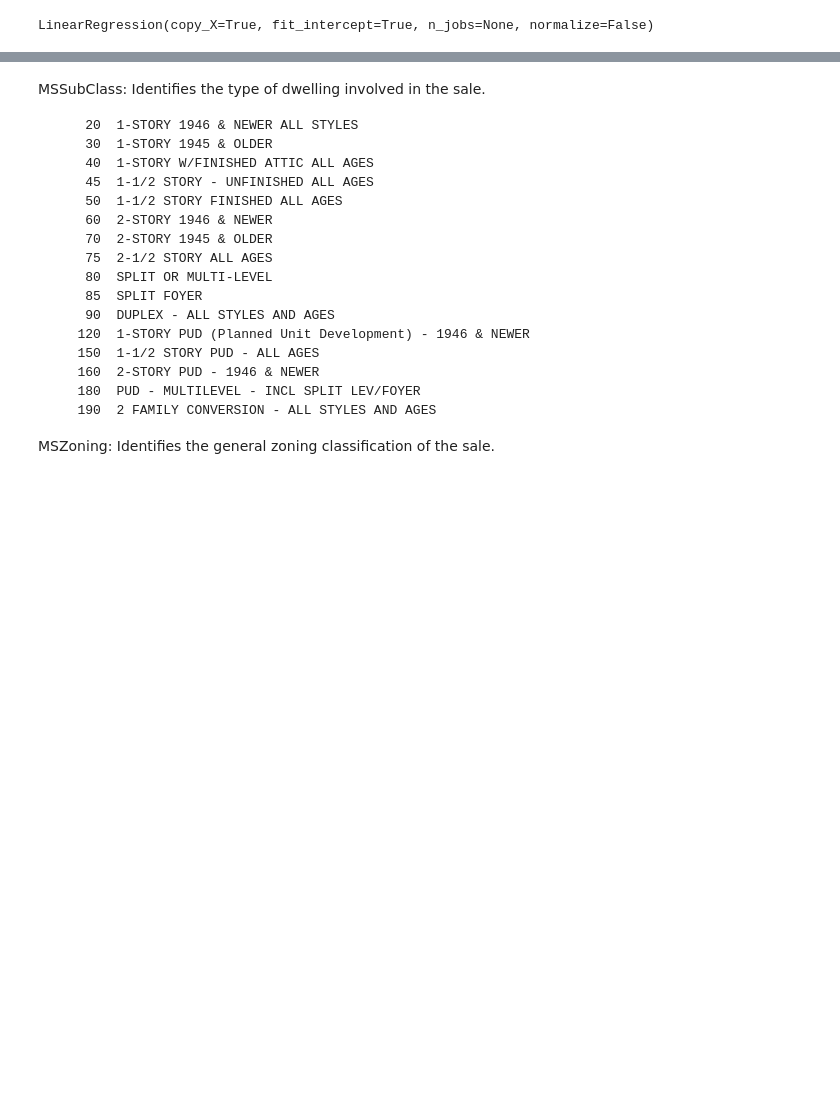
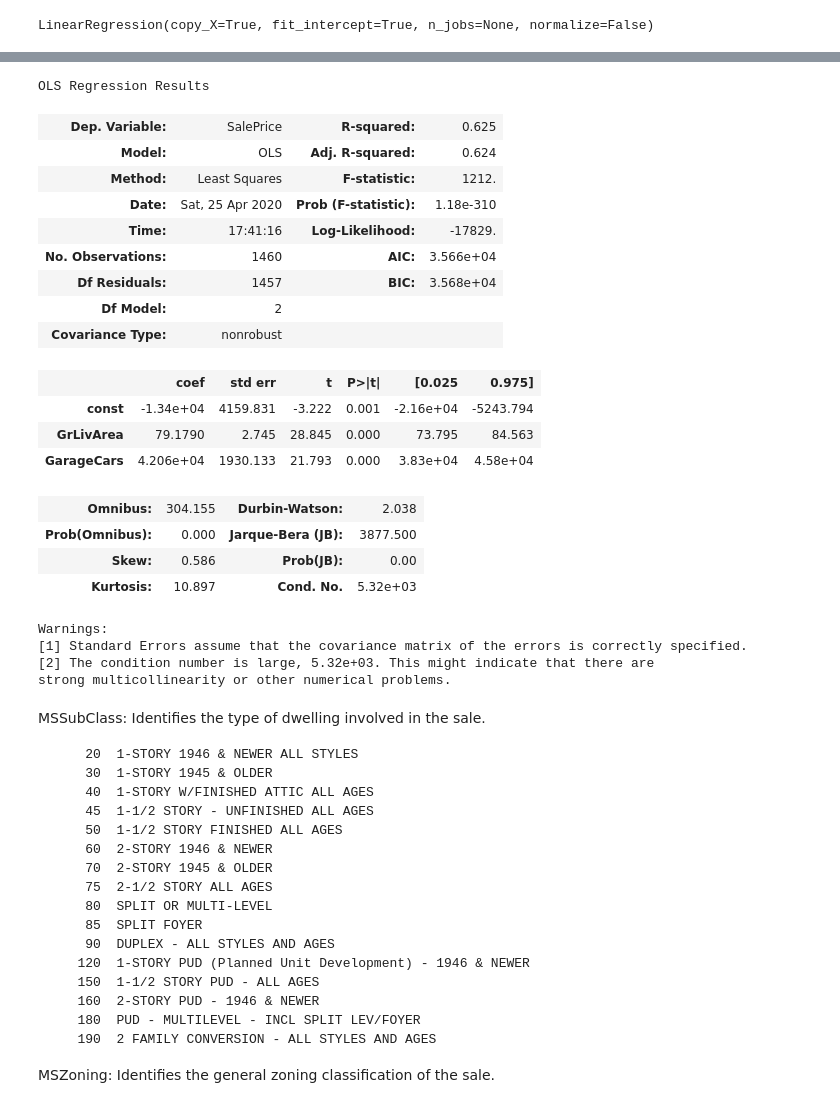
Before and after one commit to bktulu/Bootcamp6, a Jupyter notebook: Basic Lineer Regresyon ve OLS.ipynb, the cells around one changed output, grey strips where cells are left out. Drawn from its saved outputs; the diff is of its cells as text; code cells hidden in the pictures; blank space fills up the shorter version.

```diff
--- a/Basic Lineer Regresyon ve OLS.ipynb
+++ b/Basic Lineer Regresyon ve OLS.ipynb
@@ -318,3 +322,33 @@ Warnings:
+# %%
+Y = train['SalePrice']
+X = train[["GrLivArea","GarageCars"]]
+# %%
+X = sm.add_constant(X)
+results = sm.OLS(Y, X).fit()
+results.summary()
+# %% [output]
+OLS Regression Results
+| Dep. Variable: | SalePrice | R-squared: | 0.625 |
+| Model: | OLS | Adj. R-squared: | 0.624 |
+| Method: | Least Squares | F-statistic: | 1212. |
+| Date: | Sat, 25 Apr 2020 | Prob (F-statistic): | 1.18e-310 |
+| Time: | 17:41:16 | Log-Likelihood: | -17829. |
+| No. Observations: | 1460 | AIC: | 3.566e+04 |
+| Df Residuals: | 1457 | BIC: | 3.568e+04 |
+| Df Model: | 2 |  |  |
+| Covariance Type: | nonrobust |  |  |
+|  | coef | std err | t | P>|t| | [0.025 | 0.975] |
+| const | -1.34e+04 | 4159.831 | -3.222 | 0.001 | -2.16e+04 | -5243.794 |
+| GrLivArea | 79.1790 | 2.745 | 28.845 | 0.000 | 73.795 | 84.563 |
+| GarageCars | 4.206e+04 | 1930.133 | 21.793 | 0.000 | 3.83e+04 | 4.58e+04 |
+| Omnibus: | 304.155 | Durbin-Watson: | 2.038 |
+| Prob(Omnibus): | 0.000 | Jarque-Bera (JB): | 3877.500 |
+| Skew: | 0.586 | Prob(JB): | 0.00 |
+| Kurtosis: | 10.897 | Cond. No. | 5.32e+03 |
+Warnings:
+[1] Standard Errors assume that the covariance matrix of the errors is correctly specified.
+[2] The condition number is large, 5.32e+03. This might indicate that there are
+strong multicollinearity or other numerical problems.
 # %% [markdown]
 MSSubClass: Identifies the type of dwelling involved in the sale.
 
```
Also changed, not shown: parts of 3 cells of this notebook.
